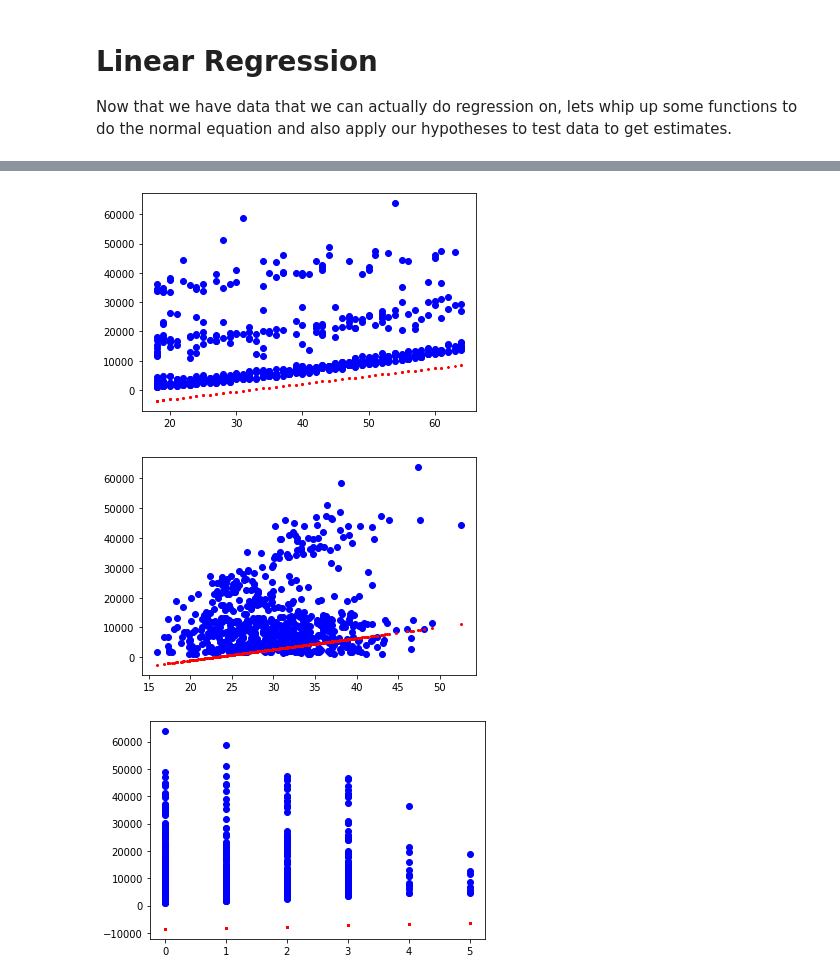
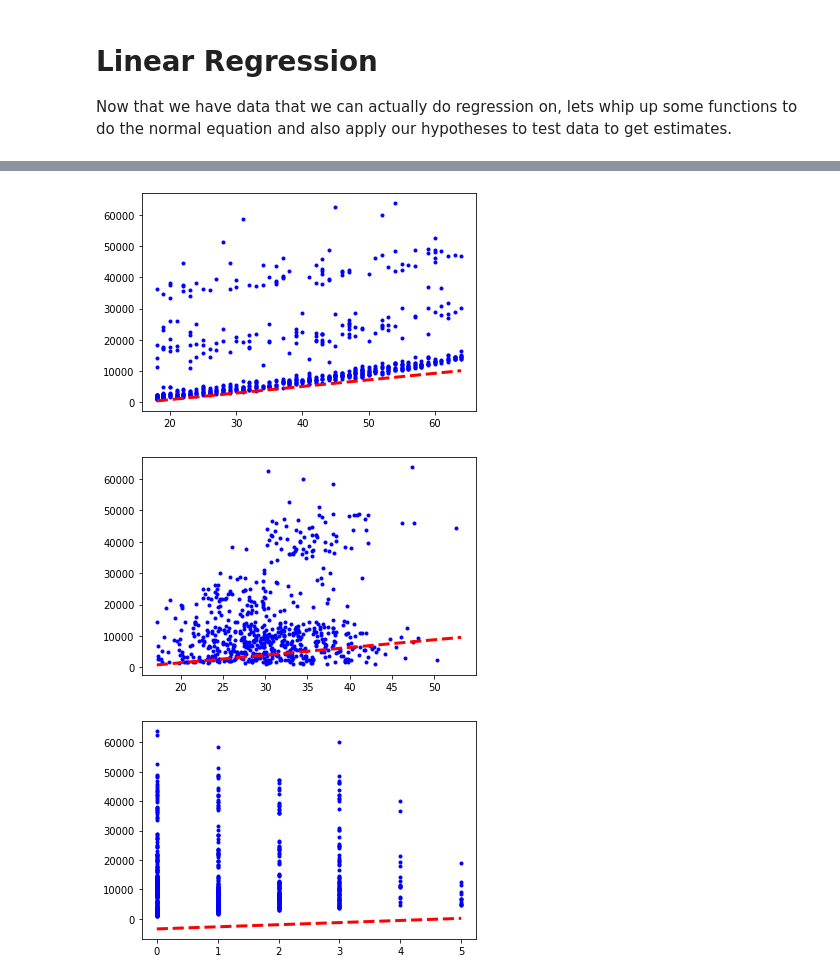
Before and after one commit to willisterh/cs6037-ml, a Jupyter notebook: as1/as1_q3.ipynb, the cells around one changed output, grey strips where cells are left out. Saved outputs shown, nothing was run; the diff lists cells and outputs as text; code cells hidden in the pictures.

Commit message:
Fixed plotting issues

```diff
--- a/as1/as1_q3.ipynb
+++ b/as1/as1_q3.ipynb
@@ -221,29 +221,35 @@ matrix([[12465.19146153],
 # %%
 # Plot premium as a function of age!
 x = test_x[:, 1].flatten()
 y = test_y.flatten()
 
 m = float(h[1,0])
 b = float(h[0,0])
 
-plt.plot(x, m*x+b, 'ro--', linewidth=2, markersize=1)
-plt.plot(x.tolist(),y.tolist(),'bo')
+xh = np.arange(x.min(), x.max() + 1)
+yh = xh * m + b
+
+plt.plot(x,y,'bo', markersize=3)
+plt.plot(xh, yh, 'r--', linewidth=3)
 plt.show()
 # %% [output]
-[figure, old version]
+[figure, new version]
 # %%
-# Plot premium as a function of bmi!
+# Plot premium as a function of BMI!
 x = test_x[:, 2].flatten()
 y = test_y.flatten()
 
 m = float(h[2,0])
 b = float(h[0,0])
 
-plt.plot(x.tolist(),y.tolist(),'bo')
-plt.plot(x, m*x+b, 'ro--', linewidth=1, markersize=2)
+xh = np.arange(x.min(), x.max() + 1)
+yh = xh * m + b
+
+plt.plot(x,y,'bo', markersize=3)
+plt.plot(xh, yh, 'r--', linewidth=3)
 plt.show()
 # %% [output]
-[figure, old version]
+[figure, new version]
 # %%
 # Plot premium as a function of children!
 x = test_x[:, 3].flatten()
@@ -252,10 +258,13 @@ y = test_y.flatten()
 m = float(h[3,0])
 b = float(h[0,0])
 
-plt.plot(x.tolist(),y.tolist(),'bo')
-plt.plot(x, m*x+b, 'ro--', linewidth=1, markersize=2)
+xh = np.arange(x.min(), x.max() + 1)
+yh = xh * m + b
+
+plt.plot(x,y,'bo', markersize=3)
+plt.plot(xh, yh, 'r--', linewidth=3)
 plt.show()
 # %% [output]
-[figure, old version]
+[figure, new version]
 # %%
 # ^^ yikes dog?
```
Also changed, not shown: parts of 4 cells of this notebook.
